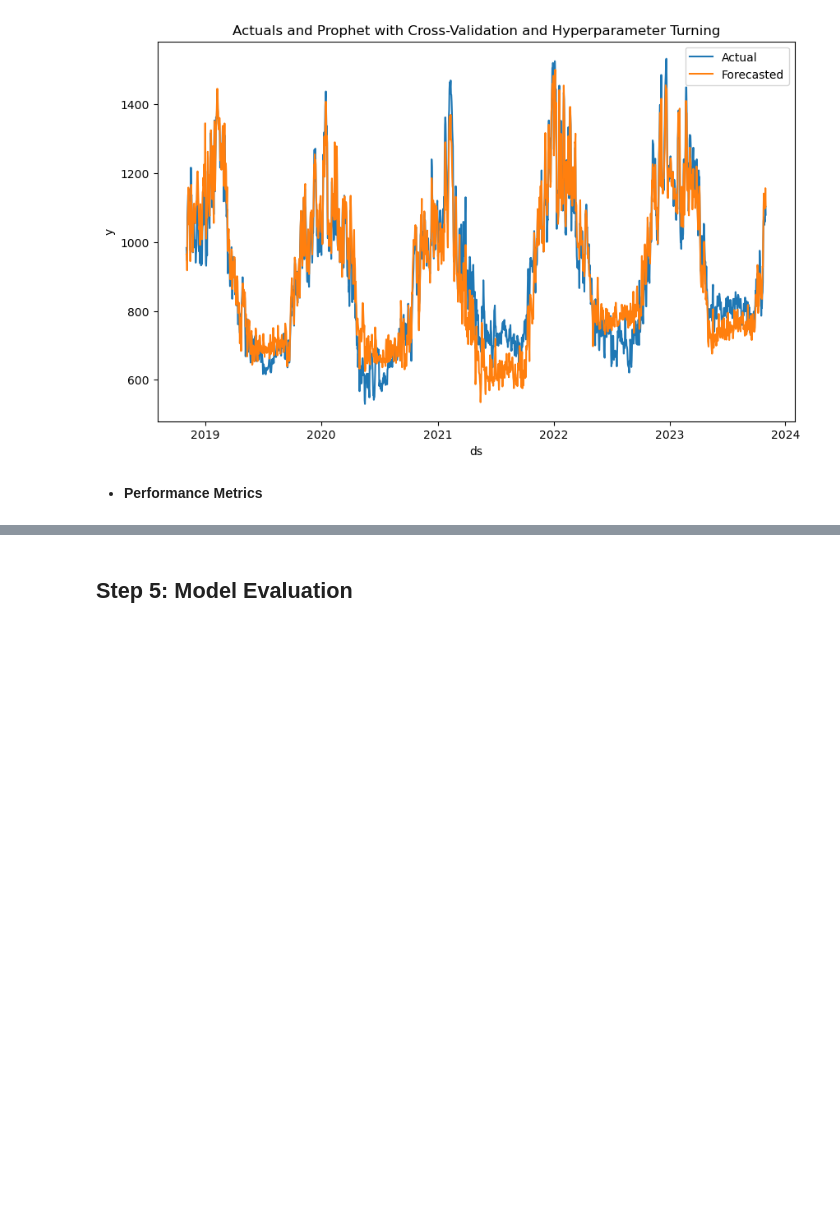
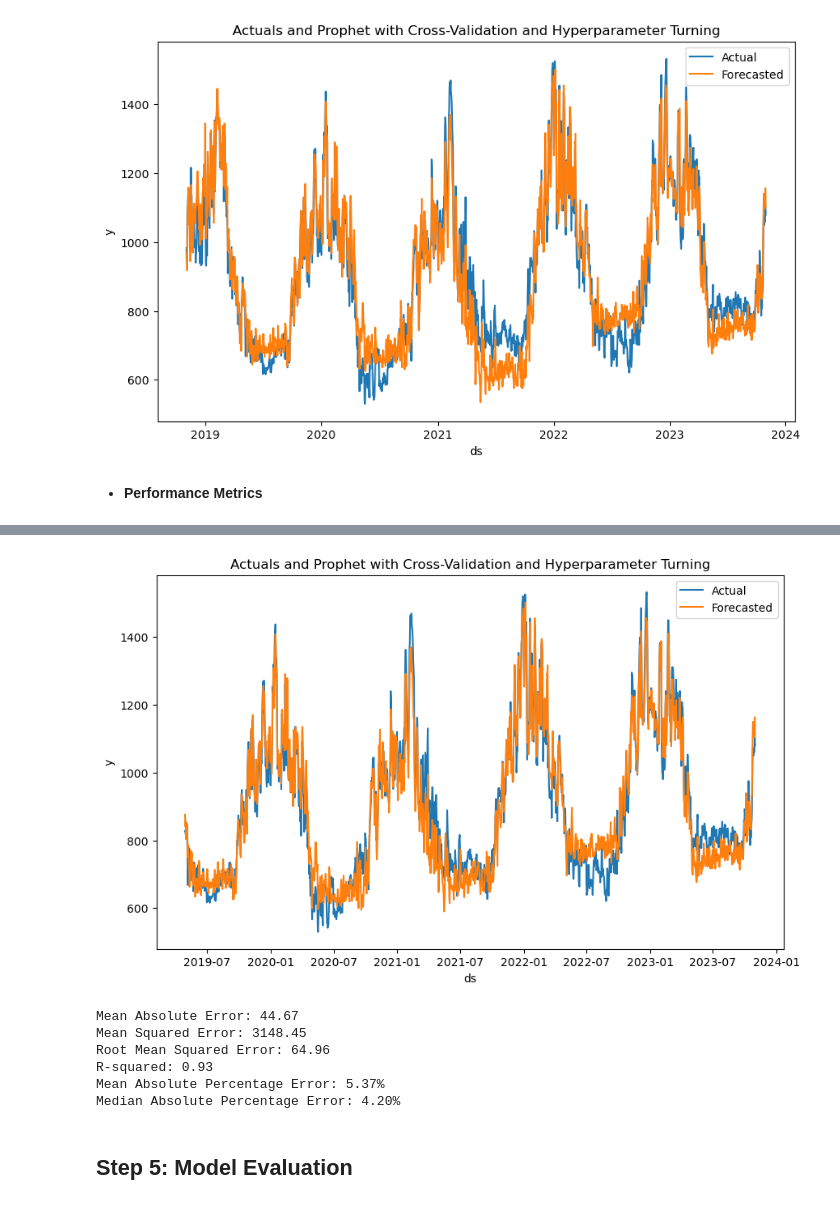
Before and after one commit to Nathan-13/Capstone-Project_Forecasting-Natural-Gas-Demand, a Jupyter notebook: Notebooks/model_building.ipynb, the cells around one changed output, grey strips where cells are left out. Cells and saved outputs as stored; diff of their text form; code cells hidden in the pictures; blank space fills up the shorter version.

```diff
--- a/Notebooks/model_building.ipynb
+++ b/Notebooks/model_building.ipynb
@@ -333,3 +606,40 @@ Median Absolute Percentage Error: 4.65%
+# %%
+# Plotting actuals and forecasted values
+plt.figure(figsize=(10, 6))
+plt.plot(df_cv3['ds'], df_cv3['y'], label='Actual')
+plt.plot(df_cv3['ds'], df_cv3['yhat'], label='Forecasted')
+plt.legend()
+plt.xlabel('ds')
+plt.ylabel('y')
+plt.title('Actuals and Prophet with Cross-Validation and Hyperparameter Turning')
+plt.show()
+# %% [output]
+[figure, added]
+# %%
+# Import necessary libraries
+from sklearn.metrics import mean_squared_error, mean_absolute_error, r2_score
+
+# Calculate MAE, MSE, RMSE, and R-squared
+mae_hp = mean_absolute_error(df_cv3['y'], df_cv3['yhat'])
+mse_hp = mean_squared_error(df_cv3['y'], df_cv3['yhat'])
+rmse_hp = np.sqrt(mse_hy)
+r2_hp = r2_score(df_cv3['y'], df_cv3['yhat'])
+mape_hp = np.mean(np.abs((df_cv3['y'] - df_cv3['yhat']) / df_cv3['y'])) * 100
+mdape_hp = np.median(np.abs((df_cv3['y'] - df_cv3['yhat']) / df_cv3['y'])) * 100
+
+print(f'Mean Absolute Error: {mae_hp:.2f}')
+print(f'Mean Squared Error: {mse_hp:.2f}')
+print(f'Root Mean Squared Error: {rmse_hp:.2f}')
+print(f'R-squared: {r2_hp:.2f}')
+print(f'Mean Absolute Percentage Error: {mape_hp:.2f}%')
+print(f'Median Absolute Percentage Error: {mdape_hp:.2f}%')
+# %% [output]
+Mean Absolute Error: 44.67
+Mean Squared Error: 3148.45
+Root Mean Squared Error: 64.96
+R-squared: 0.93
+Mean Absolute Percentage Error: 5.37%
+Median Absolute Percentage Error: 4.20%
 # %% [markdown]
 ## Step 5: Model Evaluation
 # %%
```
Also changed, not shown: parts of 12 cells of this notebook, 1 other file.
